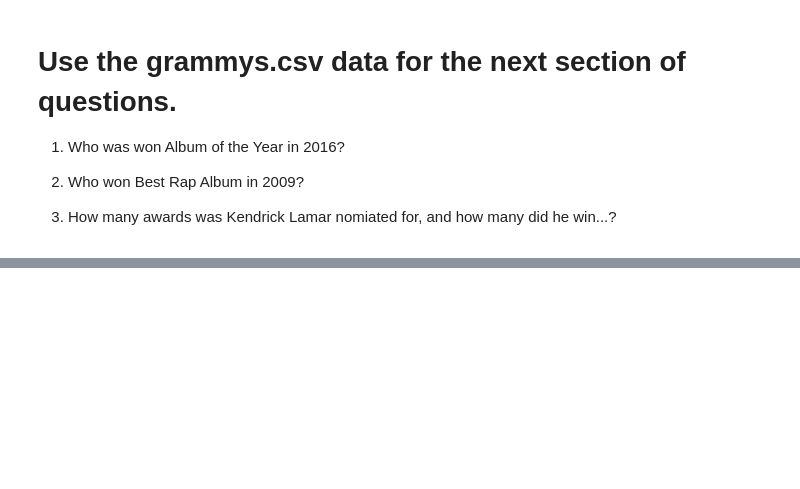
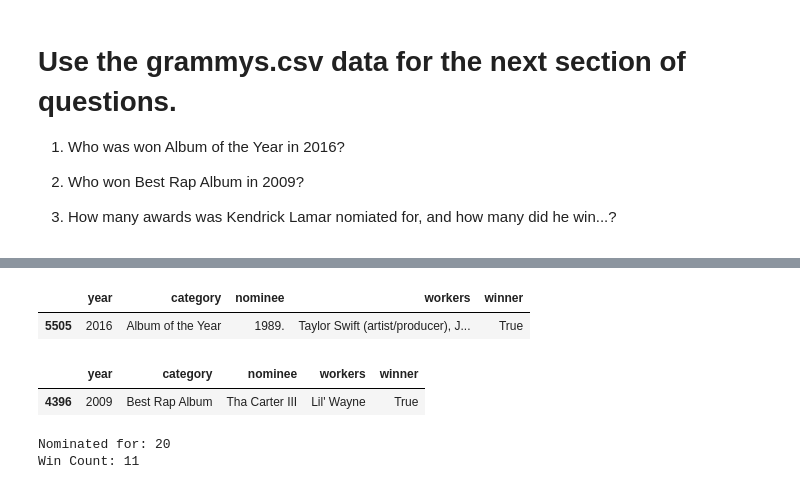
Before and after one commit to dwang312/ctp-2022-fall-data-science, a Jupyter notebook: Week-01-Pandas/Exercise.ipynb, the cells around one changed output, grey strips where cells are left out. Drawn from its saved outputs; the diff is of its cells as text; code cells hidden in the pictures; blank space fills up the shorter version.

```diff
--- a/Week-01-Pandas/Exercise.ipynb
+++ b/Week-01-Pandas/Exercise.ipynb
@@ -219,6 +321,36 @@ neighGroups['price'].agg(['min','max'])
 # %%
 #  1. Who was won Album of the Year in 2016?
+
+c1 = dfgrammy['year'] == 2016
+c2 = dfgrammy['category'] == 'Album of the Year'
+c3 = dfgrammy['winner'] == True
+
+dfgrammy[ c1 & c2 & c3]
+# %% [output]
+|  | year | category | nominee | workers | winner |
+| 5505 | 2016 | Album of the Year | 1989. | Taylor Swift (artist/producer), J... | True |
 # %%
 # 2. Who won Best Rap Album in 2009?
+
+c1 = dfgrammy['year'] == 2009
+c2 = dfgrammy['category'] == 'Best Rap Album'
+c3 = dfgrammy['winner'] == True
+
+dfgrammy[ c1 & c2 & c3]
+# %% [output]
+|  | year | category | nominee | workers | winner |
+| 4396 | 2009 | Best Rap Album | Tha Carter III | Lil' Wayne | True |
 # %%
 # 3. How many awards was Kendrick Lamar nomiated for, and how many did he win...?
+
+c1 = dfgrammy['workers'].str.contains("Kendrick Lamar", na=False)
+print(f"Nominated for: {dfgrammy[ c1 ].shape[0]}")
+
+
+df_kenNominated = dfgrammy[ c1 ]
+df_wins = df_kenNominated['winner'] == True
+
+print(f"Win Count: {df_kenNominated[ df_wins ].shape[0]}  ")
+# %% [output]
+Nominated for: 20
+Win Count: 11
```
Also changed, not shown: parts of 10 cells of this notebook.
